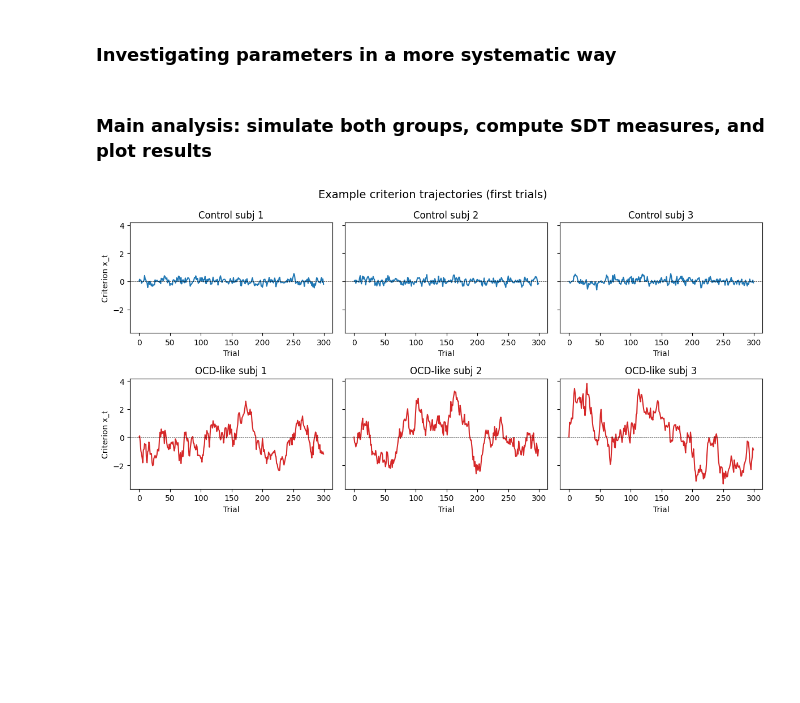
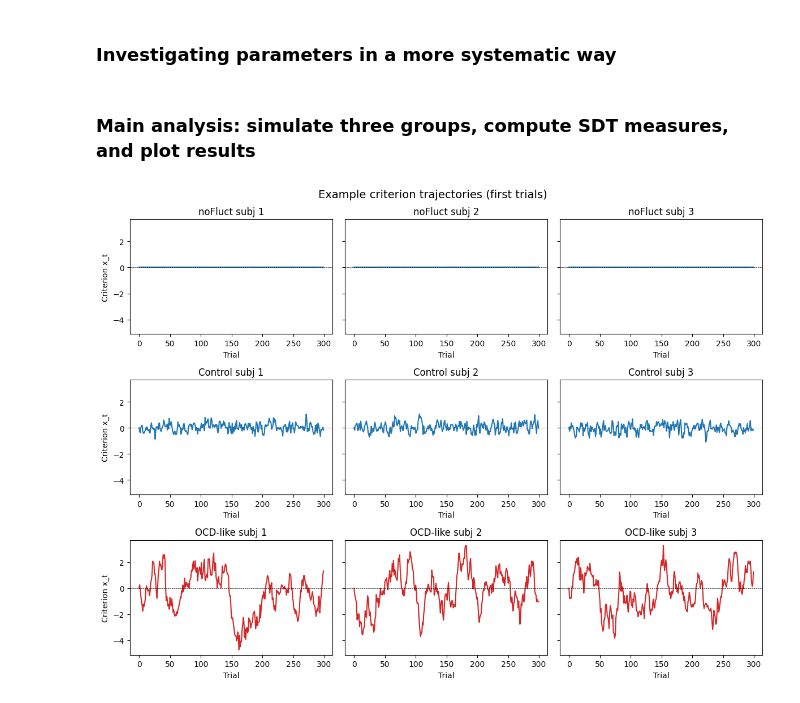
Before and after one commit to davidejongheTheoryandResearch/simulationsHmfc, a Jupyter notebook: simulations.ipynb, the cells around one changed output. Saved outputs shown, nothing was run; the diff lists cells and outputs as text; code cells hidden in the pictures; blank space fills up the shorter version.

```diff
--- a/simulations.ipynb
+++ b/simulations.ipynb
@@ -170,17 +171,18 @@ def simulate_subject(
         eps_t = rng.normal(loc = 0.0, scale = sigma_eps)
         x[t] = b + a * x[t-1] + eps_t
 
-    # Linear predictor and response probabilities
-    dv = u @ w #decision variable
-    linpred = dv + x
+    # Mean decision variable from stimulus + covariates
+    mu_dv = u @ w
 
-    dv_noisy = dv + rng.normal(loc = 0.0, scale = 1.0, size = n_trials) #add gaussian noise
+    #add gaussian noise
+    sigma_dv = 2
+    dv = mu_dv + rng.normal(loc = 0.0, scale = sigma_dv, size = n_trials)
 
     # Binary responses y_t ~ Bernoulli(p_t)
-    y = (dv_noisy > x).astype(int)
+    y = (dv > x).astype(int)
 
     # Confidence: distance between decision variable and current criterion
-    conf = np.abs(dv_noisy-x)
+    conf = np.abs(dv - x)
 
     return {
         "y" : y,
@@ -545,7 +578,7 @@ def plot_param_heatmaps(a_values, sigma_values, mean_d, mean_conf, mean_mratio):
      plt.tight_layout()
      plt.show()
 # %% [markdown]
-### Main analysis: simulate both groups, compute SDT measures, and plot results
+### Main analysis: simulate three groups, compute SDT measures, and plot results
 # %%
 
 # -----------------------------
@@ -553,20 +586,35 @@ def plot_param_heatmaps(a_values, sigma_values, mean_d, mean_conf, mean_mratio):
 # -----------------------------
 n_subj = 50
 n_trials = 1000
-n_inputs = 3
-d_true = 1.5
+n_inputs = 1
+d_true = .8
+
+# noFluct group: no fluctuations
+a_noFluct = 0
+sigma_noFluct = 0
 
 # Control group: smaller criterion fluctuations
 a_control = .5
-sigma_control = .15
+sigma_control = .30
 
 # OCD-like group: larger criterion fluctuations
 a_OCD = .95
-sigma_OCD = .40
+sigma_OCD = .5
 
 # -----------------------------
-# Simulate both groups
+# Simulate three groups
 # -----------------------------
+noFluct_subjects = simulate_group(
+    n_subj= n_subj,
+    n_trials= n_trials,
+    n_inputs= n_inputs,
+    a = a_noFluct,
+    sigma_eps= sigma_noFluct,
+    b = 0,
+    d_true= d_true,
+    seed = None
+)
+
 control_subjects = simulate_group(
     n_subj= n_subj,
     n_trials= n_trials,
@@ -591,11 +639,11 @@ OCD_subjects = simulate_group(
 # %%
 
 # -----------------------------
 # plot some example subjects
 # -----------------------------
-plot_example_criteria(control_subjects, OCD_subjects, n_examples=3, n_trials_plot=300)
+plot_example_criteria(noFluct_subjects, control_subjects, OCD_subjects, n_examples=3, n_trials_plot=300)
 # %% [output]
-[figure, old version]
+[figure, new version]
 # %%
 
 # -----------------------------
```
Also changed, not shown: parts of 6 cells of this notebook.
